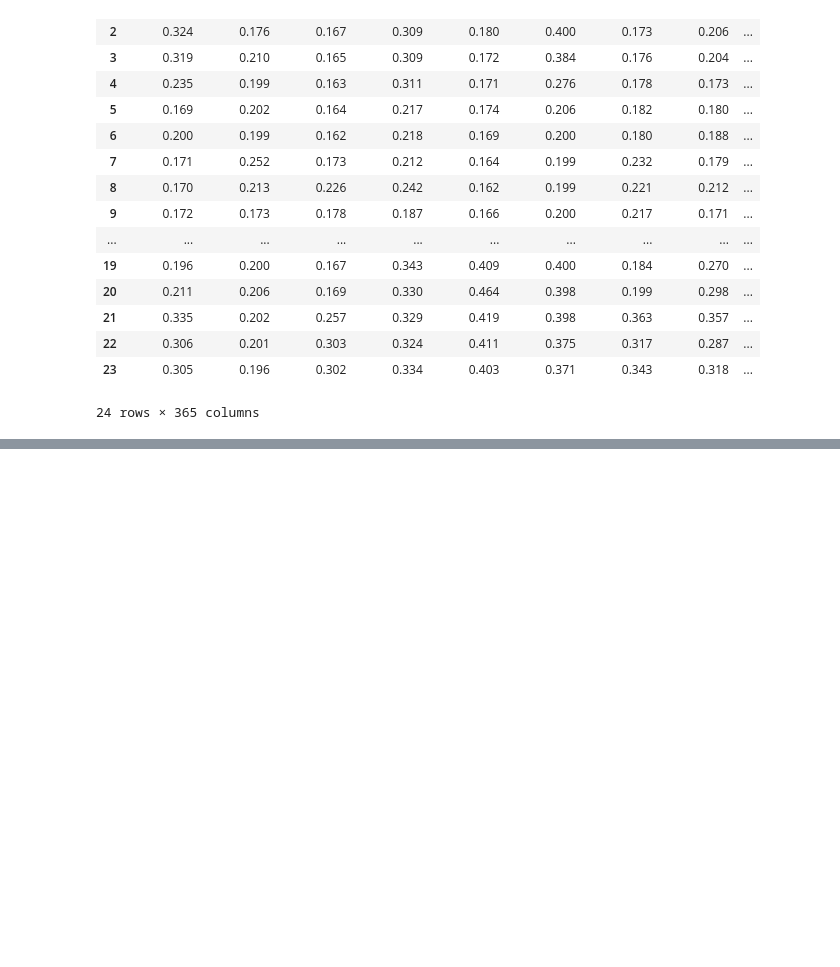
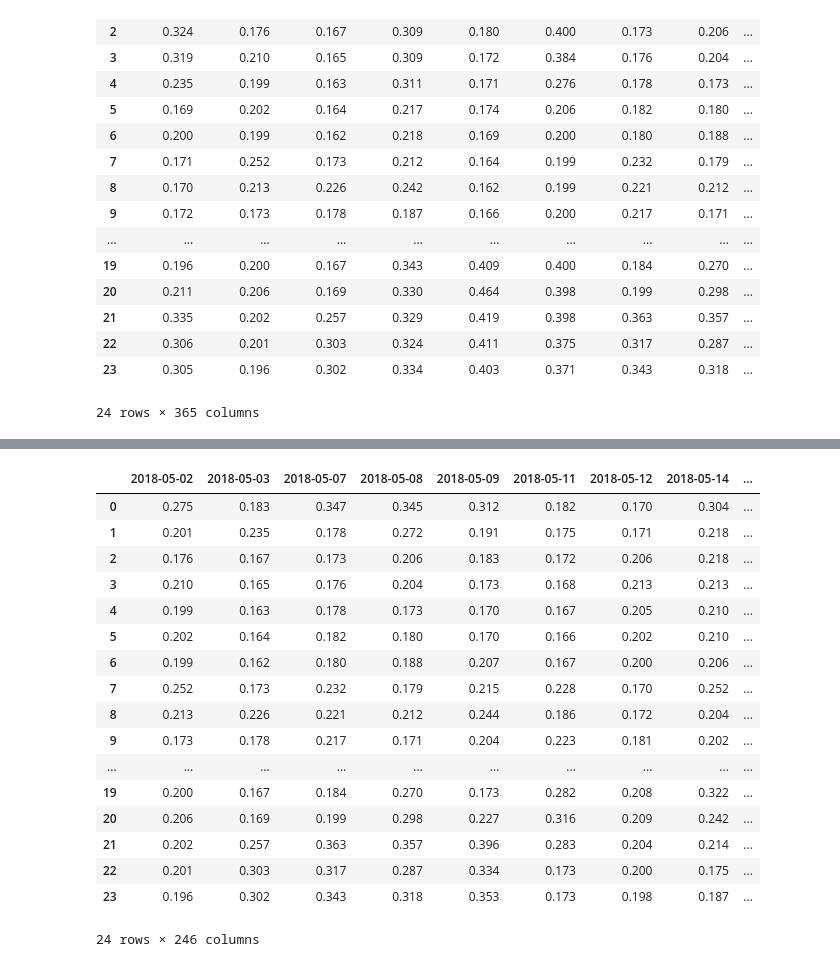
Before and after one commit to formegusto/houself-rnn, a Jupyter notebook: RNN Modeling.ipynb, the cells around one changed output, grey strips where cells are left out. Saved outputs shown, nothing was run; the diff lists cells and outputs as text; code cells hidden in the pictures; blank space fills up the shorter version.

```diff
--- a/RNN Modeling.ipynb
+++ b/RNN Modeling.ipynb
@@ -82,3 +132,24 @@ merge_datas
+# %%
+merge_datas
+# %% [output]
+|  | 2018-05-02 | 2018-05-03 | 2018-05-07 | 2018-05-08 | 2018-05-09 | 2018-05-11 | 2018-05-12 | 2018-05-14 | ... |
+| 0 | 0.275 | 0.183 | 0.347 | 0.345 | 0.312 | 0.182 | 0.170 | 0.304 | ... |
+| 1 | 0.201 | 0.235 | 0.178 | 0.272 | 0.191 | 0.175 | 0.171 | 0.218 | ... |
+| 2 | 0.176 | 0.167 | 0.173 | 0.206 | 0.183 | 0.172 | 0.206 | 0.218 | ... |
+| 3 | 0.210 | 0.165 | 0.176 | 0.204 | 0.173 | 0.168 | 0.213 | 0.213 | ... |
+| 4 | 0.199 | 0.163 | 0.178 | 0.173 | 0.170 | 0.167 | 0.205 | 0.210 | ... |
+| 5 | 0.202 | 0.164 | 0.182 | 0.180 | 0.170 | 0.166 | 0.202 | 0.210 | ... |
+| 6 | 0.199 | 0.162 | 0.180 | 0.188 | 0.207 | 0.167 | 0.200 | 0.206 | ... |
+| 7 | 0.252 | 0.173 | 0.232 | 0.179 | 0.215 | 0.228 | 0.170 | 0.252 | ... |
+| 8 | 0.213 | 0.226 | 0.221 | 0.212 | 0.244 | 0.186 | 0.172 | 0.204 | ... |
+| 9 | 0.173 | 0.178 | 0.217 | 0.171 | 0.204 | 0.223 | 0.181 | 0.202 | ... |
+| ... | ... | ... | ... | ... | ... | ... | ... | ... | ... |
+| 19 | 0.200 | 0.167 | 0.184 | 0.270 | 0.173 | 0.282 | 0.208 | 0.322 | ... |
+| 20 | 0.206 | 0.169 | 0.199 | 0.298 | 0.227 | 0.316 | 0.209 | 0.242 | ... |
+| 21 | 0.202 | 0.257 | 0.363 | 0.357 | 0.396 | 0.283 | 0.204 | 0.214 | ... |
+| 22 | 0.201 | 0.303 | 0.317 | 0.287 | 0.334 | 0.173 | 0.200 | 0.175 | ... |
+| 23 | 0.196 | 0.302 | 0.343 | 0.318 | 0.353 | 0.173 | 0.198 | 0.187 | ... |
+24 rows × 246 columns
 # %%
 # Config Training Datas
 wt_db_datas = weather_col.find()
```
Also changed, not shown: parts of 5 cells of this notebook.
